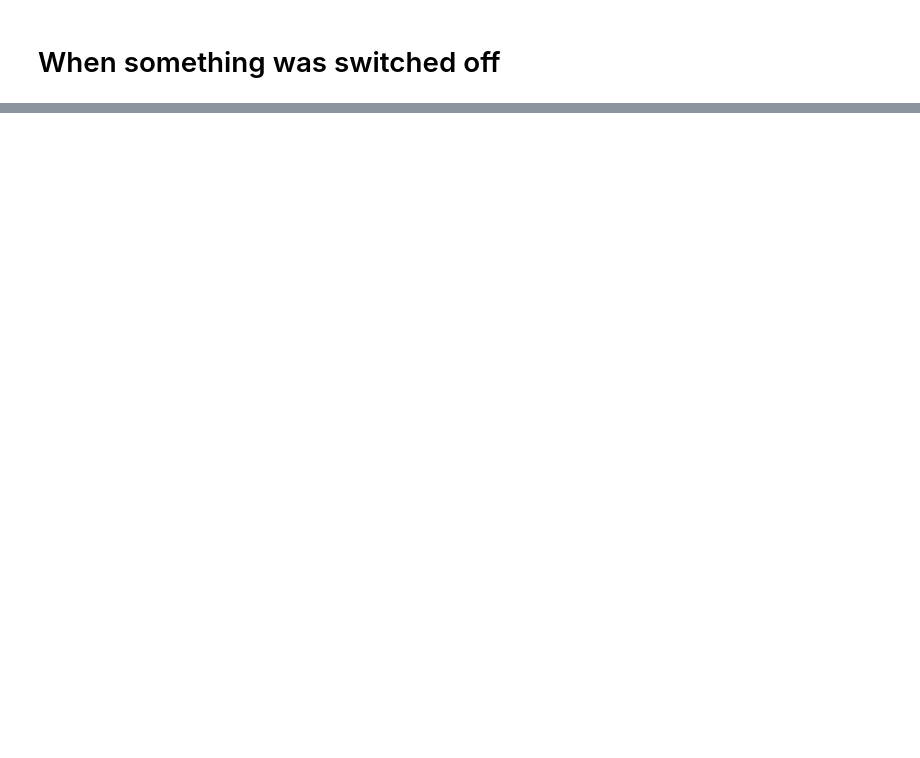
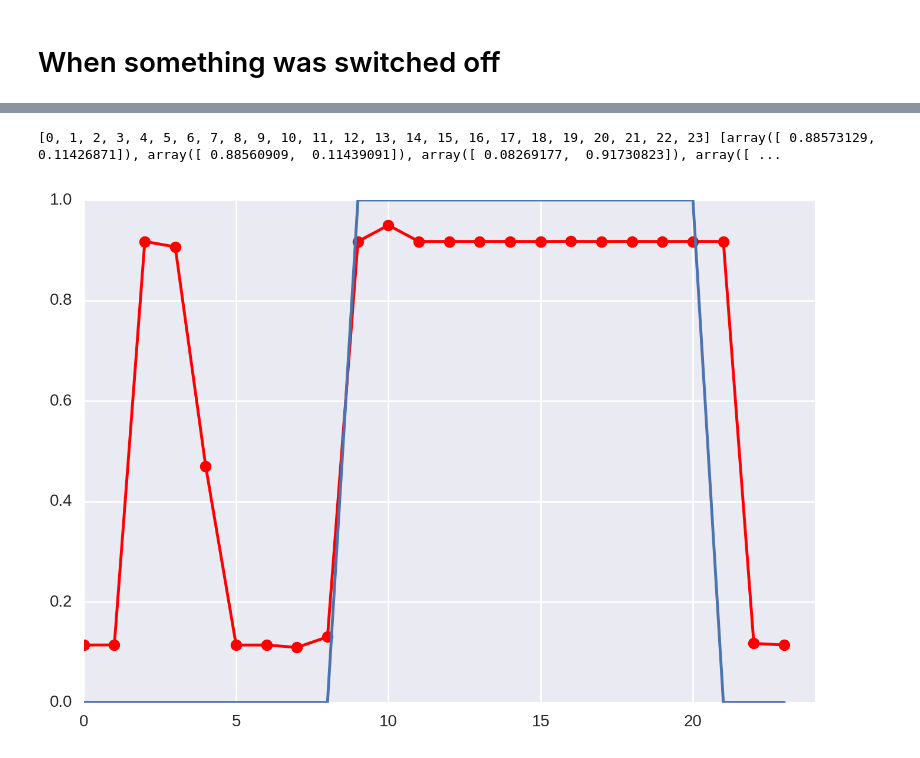
Before and after one commit to adarshmammen/Capstone, a Jupyter notebook: Project.ipynb, the cells around one changed output, grey strips where cells are left out. Drawn from its saved outputs; the diff is of its cells as text; code cells hidden in the pictures; blank space fills up the shorter version.

```diff
--- a/Project.ipynb
+++ b/Project.ipynb
@@ -147,0 +167,6 @@ matplotlib.pyplot.plot_date(dates[:200], hours[:200])
+# %%
+import pandas as pd
+test = pd.read_csv('dataset.csv')
+print test.head()
+
+test.columns = ['tweet']
@@ -147,0 +213,39 @@ matplotlib.pyplot.plot_date(dates[:200], hours[:200])
+# %%
+
+#print pd2[['hour','detect']]
+
+from sklearn import svm
+x = pd2['hour'].values.tolist()
+y = pd2['detect'].values.tolist()
+
+X = []
+for ele in x:
+    X.append([ele])
+
+
+clf = svm.SVC(kernel='rbf', gamma=0.7, C=1, probability=True)
+clf.fit(X, y)
+
+xx = []
+yy = []
+for i in range(24):
+    #print i,clf.predict([i])
+    xx.append(i)
+    yy.append(clf.predict_proba([i])[0])
+
+print xx,yy
+# %% [output]
+[0, 1, 2, 3, 4, 5, 6, 7, 8, 9, 10, 11, 12, 13, 14, 15, 16, 17, 18, 19, 20, 21, 22, 23] [array([ 0.88573129,  0.11426871]), array([ 0.88560909,  0.11439091]), array([ 0.08269177,  0.91730823]), array([ ...
+# %%
+
+pll = []
+for ele in yy:
+    pll.append(ele[1])
+# %%
+plt.plot(xx, pll, 'ro')
+plt.plot(xx, pll,color='red')
+plt.plot(xx,[0,0,0,0,0,0,0,0,0,1,1,1,1,1,1,1,1,1,1,1,1,0,0,0])
+plt.axis([0, 24, 0, 1])
+plt.show()
+# %% [output]
+[figure, added]
```
Also changed, not shown: parts of 9 cells of this notebook, 4 other files.
